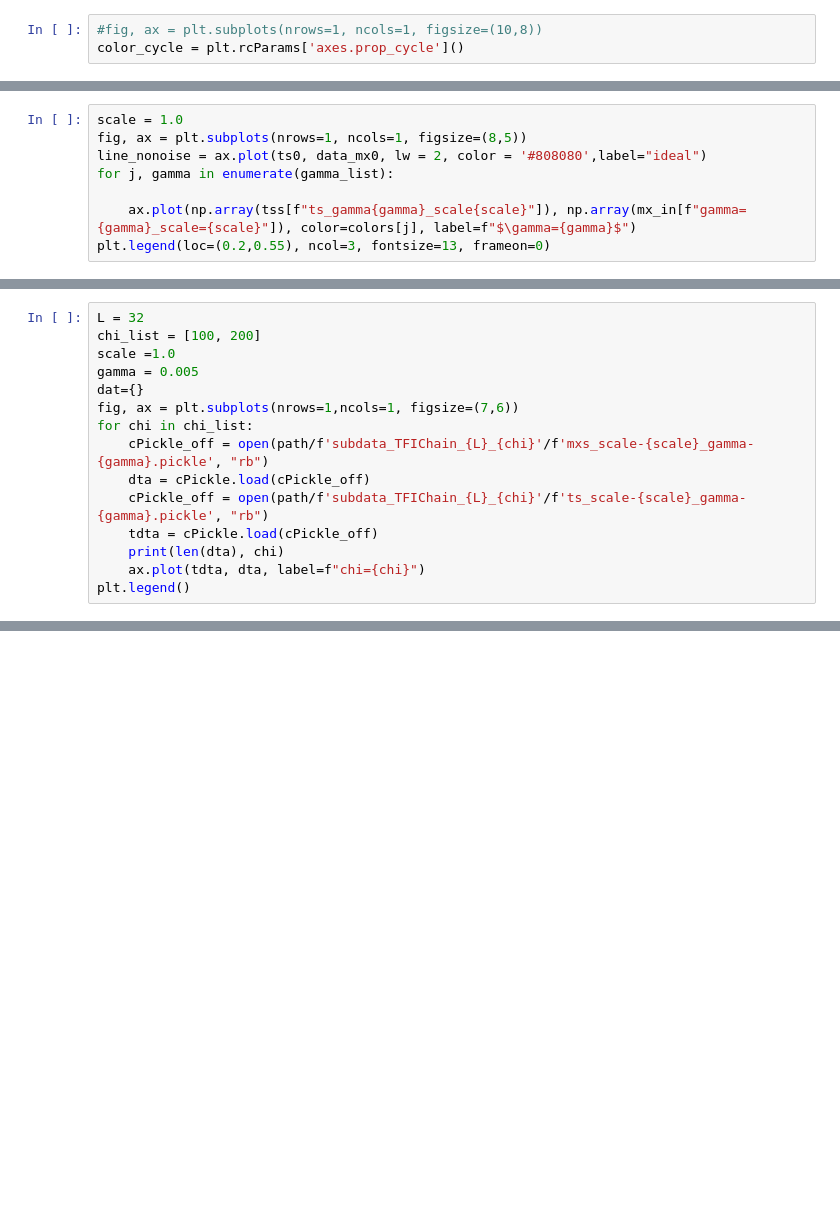
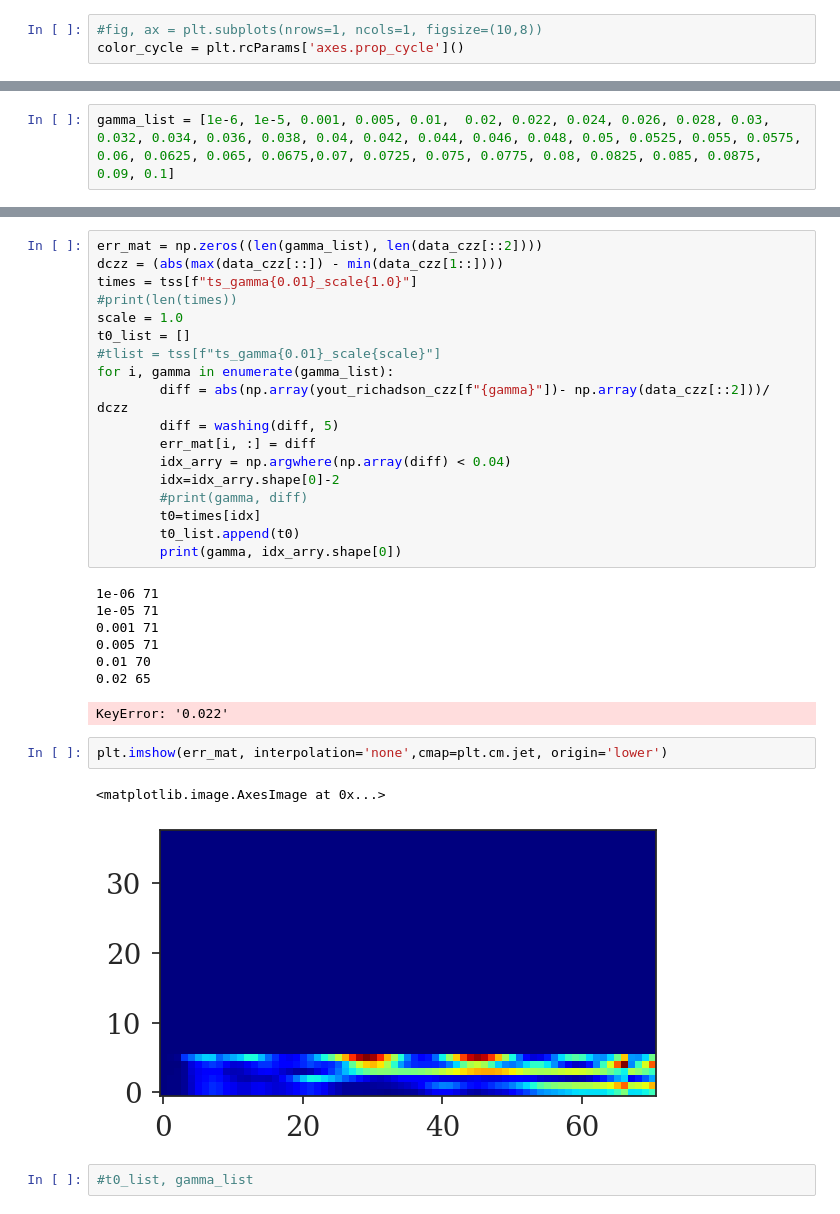
Before and after one commit to y-javanmard/Tensor_Networks_Simulations, a Jupyter notebook: jupyter-notebooks/ZNE-analyse.ipynb, the cells around one changed output, grey strips where cells are left out. Cells and saved outputs as stored; diff of their text form; blank space fills up the shorter version.

```diff
--- a/jupyter-notebooks/ZNE-analyse.ipynb
+++ b/jupyter-notebooks/ZNE-analyse.ipynb
@@ -397,8 +315,0 @@ plt.savefig(f"plot_error_depolarize_sz_{L}_chi_{chi_max}.png")
-# %%
-scale = 1.0
-fig, ax = plt.subplots(nrows=1, ncols=1, figsize=(8,5))
-line_nonoise = ax.plot(ts0, data_mx0, lw = 2, color = '#808080',label="ideal")
-for j, gamma in enumerate(gamma_list):
-
-    ax.plot(np.array(tss[f"ts_gamma{gamma}_scale{scale}"]), np.array(mx_in[f"gamma={gamma}_scale={scale}"]), color=colors[j], label=f"$\gamma={gamma}$")
-plt.legend(loc=(0.2,0.55), ncol=3, fontsize=13, frameon=0)
@@ -583,15 +315,0 @@ path = Path("/home/younes/Documents/repos/tensor_networks_Hannover/Tensor_Networ
-# %%
-L = 32
-chi_list = [100, 200]
-scale =1.0
-gamma = 0.005
-dat={}
-fig, ax = plt.subplots(nrows=1,ncols=1, figsize=(7,6))
-for chi in chi_list:
-    cPickle_off = open(path/f'subdata_TFIChain_{L}_{chi}'/f'mxs_scale-{scale}_gamma-{gamma}.pickle', "rb")
-    dta = cPickle.load(cPickle_off)
-    cPickle_off = open(path/f'subdata_TFIChain_{L}_{chi}'/f'ts_scale-{scale}_gamma-{gamma}.pickle', "rb")
-    tdta = cPickle.load(cPickle_off)
-    print(len(dta), chi)
-    ax.plot(tdta, dta, label=f"chi={chi}")
-plt.legend()
@@ -610,0 +827,2 @@ ax.plot(np.array(tss[f"ts_gamma{gamma}_scale{scale}"]), np.array(mx_in[f"gamma={
+# %%
+gamma_list = [1e-6, 1e-5, 0.001, 0.005, 0.01,  0.02, 0.022, 0.024, 0.026, 0.028, 0.03, 0.032, 0.034, 0.036, 0.038, 0.04, 0.042, 0.044, 0.046, 0.048, 0.05, 0.0525, 0.055, 0.0575, 0.06, 0.0625, 0.065, 0.0675,0.07, 0.0725, 0.075, 0.0775, 0.08, 0.0825, 0.085, 0.0875, 0.09, 0.1]
@@ -610,0 +872,33 @@ ax.plot(np.array(tss[f"ts_gamma{gamma}_scale{scale}"]), np.array(mx_in[f"gamma={
+# %%
+err_mat = np.zeros((len(gamma_list), len(data_czz[::2])))
+dczz = (abs(max(data_czz[::]) - min(data_czz[1::])))
+times = tss[f"ts_gamma{0.01}_scale{1.0}"]
+#print(len(times))
+scale = 1.0
+t0_list = []
+#tlist = tss[f"ts_gamma{0.01}_scale{scale}"]
+for i, gamma in enumerate(gamma_list):
+        diff = abs(np.array(yout_richadson_czz[f"{gamma}"])- np.array(data_czz[::2]))/ dczz
+        diff = washing(diff, 5)
+        err_mat[i, :] = diff
+        idx_arry = np.argwhere(np.array(diff) < 0.04)
+        idx=idx_arry.shape[0]-2
+        #print(gamma, diff)
+        t0=times[idx]
+        t0_list.append(t0)
+        print(gamma, idx_arry.shape[0])
+# %% [output]
+1e-06 71
+1e-05 71
+0.001 71
+0.005 71
+0.01 70
+0.02 65
+KeyError: '0.022'
+# %%
+plt.imshow(err_mat, interpolation='none',cmap=plt.cm.jet, origin='lower')
+# %% [output]
+<matplotlib.image.AxesImage at 0x...>
+[figure, added]
+# %%
+#t0_list, gamma_list
```
Also changed, not shown: parts of 43 cells of this notebook, 36 other files.
